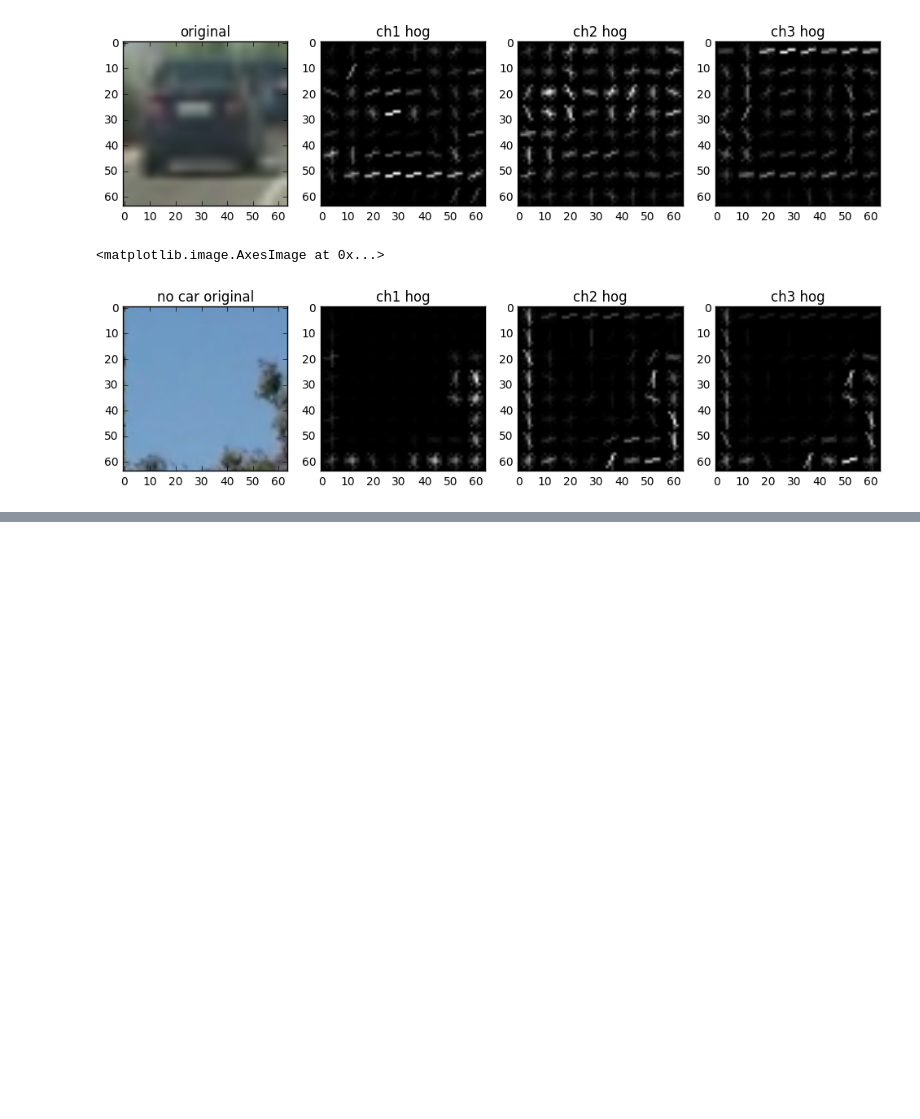
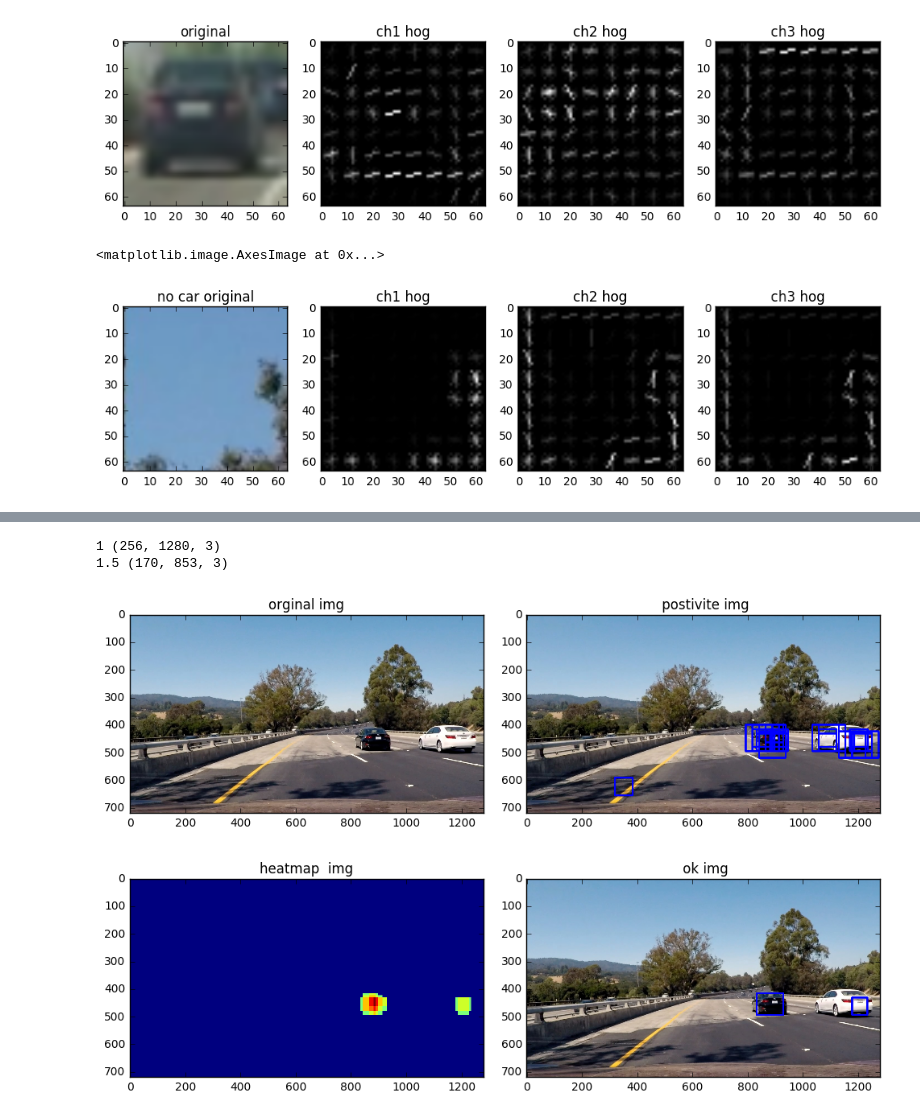
Before and after one commit to woshikangfei/Vehicle-Detection, a Jupyter notebook: vehicle_detection-FINAL.ipynb, the cells around one changed output, grey strips where cells are left out. Saved outputs shown, nothing was run; the diff lists cells and outputs as text; code cells hidden in the pictures; blank space fills up the shorter version.

```diff
--- a/vehicle_detection-FINAL.ipynb
+++ b/vehicle_detection-FINAL.ipynb
@@ -622,7 +505,6 @@ def get_heat(img, bbox_list):
         # Assuming each "box" takes the form ((x1, y1), (x2, y2))
         heatmap[box[0][1]:box[1][1], box[0][0]:box[1][0]] += 1
 
-    # Return updated heatmap
     return heatmap
 
 def apply_threshold(heatmap, threshold=2):
@@ -648,11 +530,10 @@ def draw_labeled_bboxes(img, heatmap, color=(0, 0, 255), thick=6):
         # Draw the box on the image
         cv2.rectangle(result_img, bbox[0], bbox[1], color, thick)
         bboxes.append(bbox)
-    # Return the image
     return result_img, bboxes
 
 
-class TrackHeatMaps:
+class HeatMaps:
         def __init__(self, n=5):
             self.n = n
             self.last_n_frames = [np.zeros((720,1280)) for i in range(self.n)]
@@ -662,0 +558,11 @@ class TrackHeatMaps:
+# %%
+
+car_features = extract_features(images_cars, color_space=color_space, hog_space = hog_space, img_type=  'PNG',
+                            spatial_size=spatial_size, hist_bins=hist_bins, orient=orient,
+                            pix_per_cell=pix_per_cell, cell_per_block=cell_per_block, hog_channel=hog_channel,
+                            spatial_feat=spatial_feat, hist_feat=hist_feat, hog_feat=hog_feat)
+
+notcar_features = extract_features(images_nocars, color_space=color_space, hog_space = hog_space, img_type= 'PNG',
+                            spatial_size=spatial_size, hist_bins=hist_bins, orient=orient,
+                            pix_per_cell=pix_per_cell, cell_per_block=cell_per_block, hog_channel=hog_channel,
+                            spatial_feat=spatial_feat, hist_feat=hist_feat, hog_feat=hog_feat)
@@ -773,3 +650,46 @@ ValueError: too many values to unpack (expected 2)
+# %%
+track_frames = True
+window_scales = [1, 1.5]
+threshold=9
+color=(0, 0, 255)
+thick=6
+trackmaps = HeatMaps(n=5)
+
+
+test_img = mpimg.imread('test_images/test4.jpg')
+result_img = np.copy(test_img)
+
+# search over all windows, extracting the image for window region and then run classifier to check
+# if window is hot
+all_windows, hot_windows = search_windows(result_img, clf=svc, scaler=X_scaler, color_space=color_space, hog_space=hog_space,
+                    window_scales=window_scales, spatial_size=spatial_size, hist_bins=hist_bins,
+                    orient=orient, pix_per_cell=pix_per_cell,
+                    cell_per_block=cell_per_block,
+                    hog_channel=hog_channel, spatial_feat=spatial_feat,
+                    hist_feat=hist_feat, hog_feat=hog_feat)
+
+
+heatmap = get_heat(test_img, hot_windows)
+if track_frames:
+    trackmaps.add_row(heatmap)
+    # get heatmap for hot windows across frames
+    for h_map in trackmaps.last_n_frames:
+        heatmap+= h_map
+
+#apply threholding to remove False Positives
+thresholded_heatmap = apply_threshold(heatmap, threshold=threshold)
+#draw labeled boxes to merge multiple detections into a single rectangle
+labeled_image, labeled_boxes = draw_labeled_bboxes(np.copy(test_img), thresholded_heatmap, color=color, thick=thick)
+#draw boxes before merging and thresholding
+hot_boxed_image = draw_boxes(np.copy(test_img), hot_windows, color=color, thick=thick)
+
+draw2Img(test_img,hot_boxed_image,'orginal img',' postivite img')
+draw2Img(thresholded_heatmap,labeled_image,'heatmap  img',' ok img')
+# %% [output]
+1 (256, 1280, 3)
+1.5 (170, 853, 3)
+[figure, added]
+[figure, added]
 # %%
 # Import everything needed to edit/save/watch video clips
 from moviepy.editor import VideoFileClip
```
Also changed, not shown: parts of 14 cells of this notebook, 9 other files.
